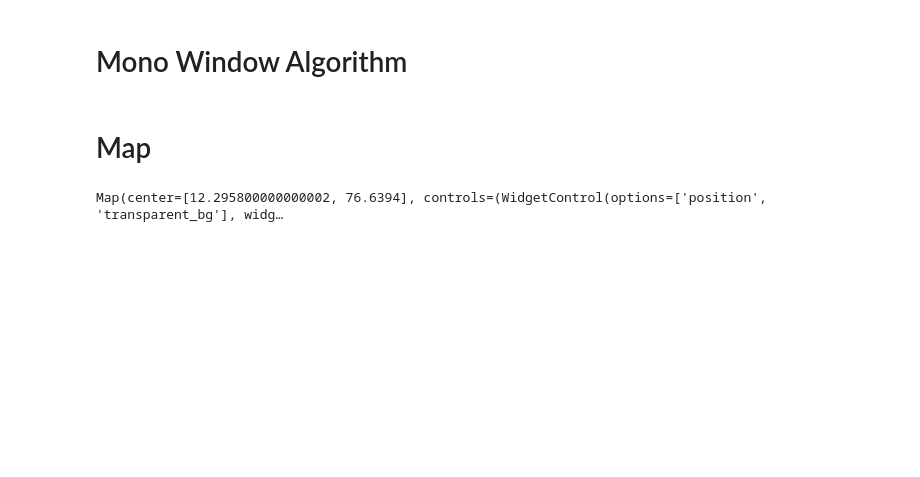
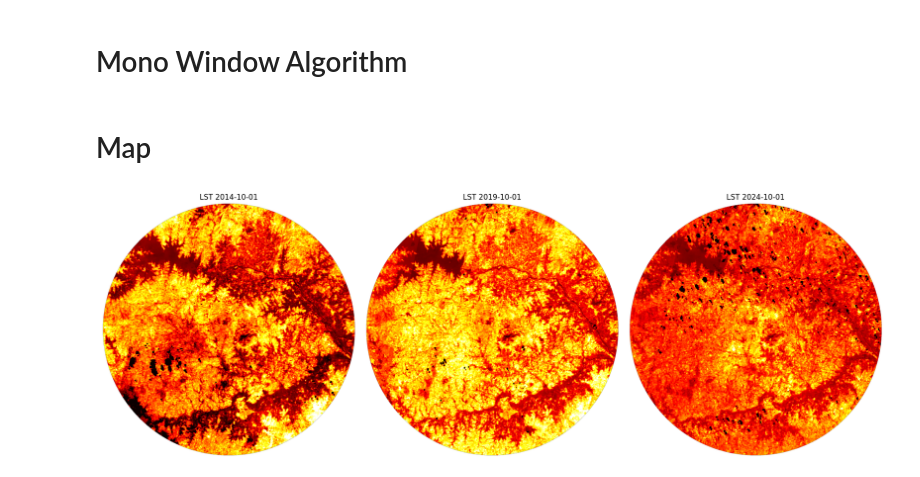
Before and after one commit to Visheshs3/Visheshs3, a Jupyter notebook: issatProject.ipynb, the cells around one changed output. Saved outputs shown, nothing was run; the diff lists cells and outputs as text; code cells hidden in the pictures; blank space fills up the shorter version.

```diff
--- a/issatProject.ipynb
+++ b/issatProject.ipynb
@@ -291,27 +282,46 @@ def apply_mono_window(img):
     return img.addBands(lst, None, True)
 # %% [markdown]
 # Map
-# %%
-# Add layers to the map
-
-LSTMap= geemap.Map()
-LSTMap.centerObject(mysoreCenter, 10)
-LSTMap.addLayer(mysoreCenter, {'color': 'red'}, 'Mysore Center')
-
-start_date = '2014-10-01'
-end_date = '2014-12-31'
-
-# Load the Landsat image collection
-landsatraw = ee.ImageCollection('LANDSAT/LC08/C02/T1') \
-  .filterBounds(aoi) \
-  .filterDate(start_date, end_date) \
-  .filter(ee.Filter.lt('CLOUD_COVER', 20)) \
-  .map(apply_mono_window) \
-  .map(lambda image: image.clip(aoi)) \
-  .median()
-
-# Add layers to map
-LSTMap.addLayer(landsatraw.select('LST'), {'min': 20, 'max': 30, 'palette': ['blue', 'yellow', 'red']}, 'LST')
-LSTMap
-# %% [output]
-Map(center=[12.295800000000002, 76.6394], controls=(WidgetControl(options=['position', 'transparent_bg'], widg…
+# %%
+# Add layers to the map
+
+LSTMap= geemap.Map()
+LSTMap.centerObject(mysoreCenter, 10)
+LSTMap.addLayer(mysoreCenter, {'color': 'red'}, 'Mysore Center')
+
+data = [['2014-10-01', '2014-12-31', 'LANDSAT/LC08/C02/T1'],
+        ['2019-10-01', '2019-12-31', 'LANDSAT/LC08/C02/T1'],
+        ['2024-10-01', '2024-12-31', 'LANDSAT/LC08/C02/T1']]
+
+fig, axes = plt.subplots(1, 3, figsize=(18, 6))
+
+for i, (start, end, collection) in enumerate(data):
+  image = (ee.ImageCollection(collection)
+             .filterBounds(aoi)
+             .filterDate(start, end)
+             .filter(ee.Filter.lt('CLOUD_COVER', 20))
+             .map(apply_mono_window)
+             .map(maskL8sr)
+             .median()
+             .clip(aoi))
+
+  # Add layers to map
+  arr = geemap.ee_to_numpy(image.select('LST'), region=aoi, scale=30)
+  arr = np.squeeze(arr)
+
+  # Generate true circular mask for 30 km radius
+  h, w = arr.shape
+  y, x = np.ogrid[:h, :w]
+  center_y, center_x = h // 2, w // 2
+  pixels_radius = int(30000 / 30)  # 30 km in pixels
+  circular_mask = (x - center_x)**2 + (y - center_y)**2 <= pixels_radius**2
+  arr[~circular_mask] = np.nan  # Mask outside circle
+
+  axes[i].imshow(arr, cmap='hot', vmin=20, vmax=30)
+  axes[i].set_title(f"LST {start}")
+  axes[i].axis('off')
+
+plt.tight_layout()
+plt.show()
+# %% [output]
+[figure, added]
```
Also changed, not shown: parts of 2 cells of this notebook.
